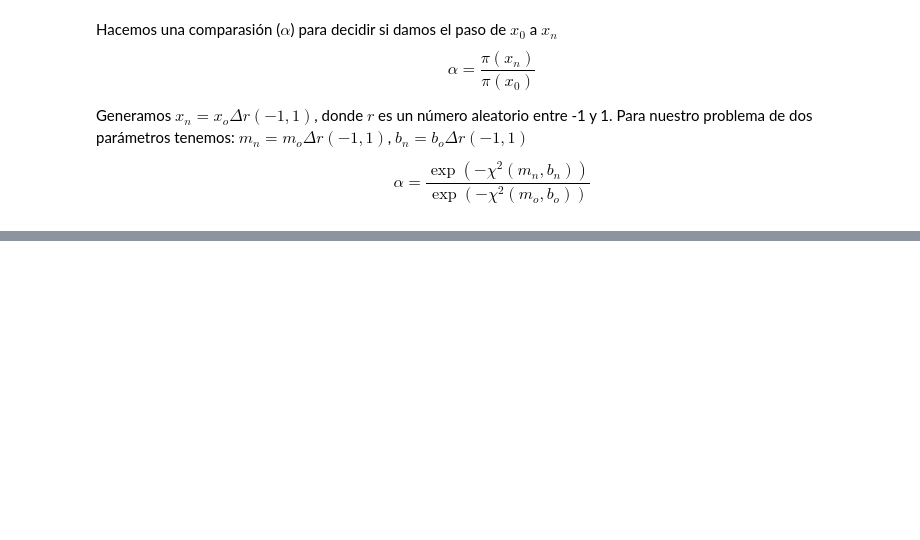
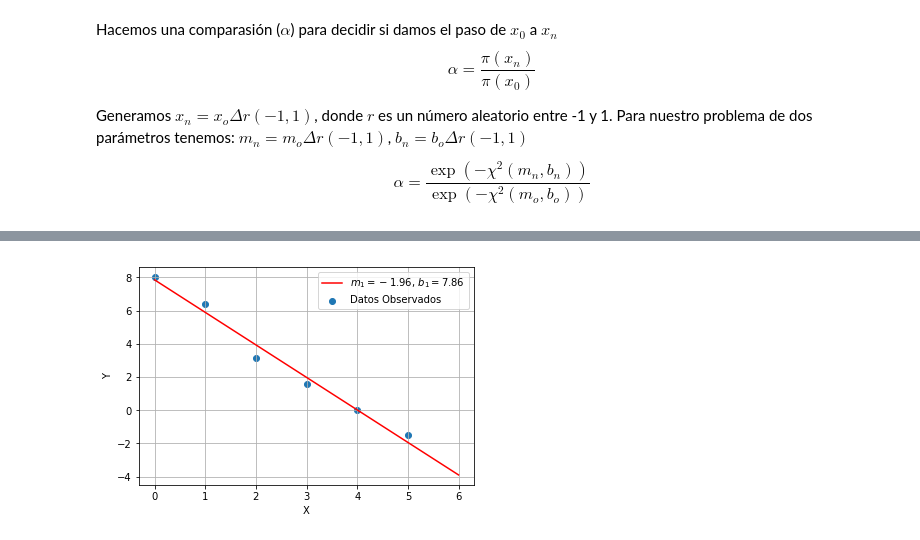
Before and after one commit to irecio/MetodoComputacionales, a Jupyter notebook: Week3/Lecture3.ipynb, the cells around one changed output, grey strips where cells are left out. Cells and saved outputs as stored; diff of their text form; code cells hidden in the pictures; blank space fills up the shorter version.

```diff
--- a/Week3/Lecture3.ipynb
+++ b/Week3/Lecture3.ipynb
@@ -166,0 +203,16 @@ Text(0,0.5,'$b$')
+# %%
+plt.scatter(X, YObs, label="Datos Observados")
+plt.xlabel("X")
+plt.ylabel("Y")
+plt.grid()
+
+m_estimated = -1.958
+b_estimated = 7.855
+
+Xtest = np.linspace(0.,6.,30)
+Yfit = Model(Xtest, m_estimated, b_estimated)
+plt.plot(Xtest, Yfit, c='r', label=r"$m_1= {:.2f}$, $b_1={:.2f}$".format(m_estimated, b_estimated))
+plt.legend(loc=0)
+plt.show()
+# %% [output]
+[figure, added]
```
Also changed, not shown: parts of 5 cells of this notebook.
